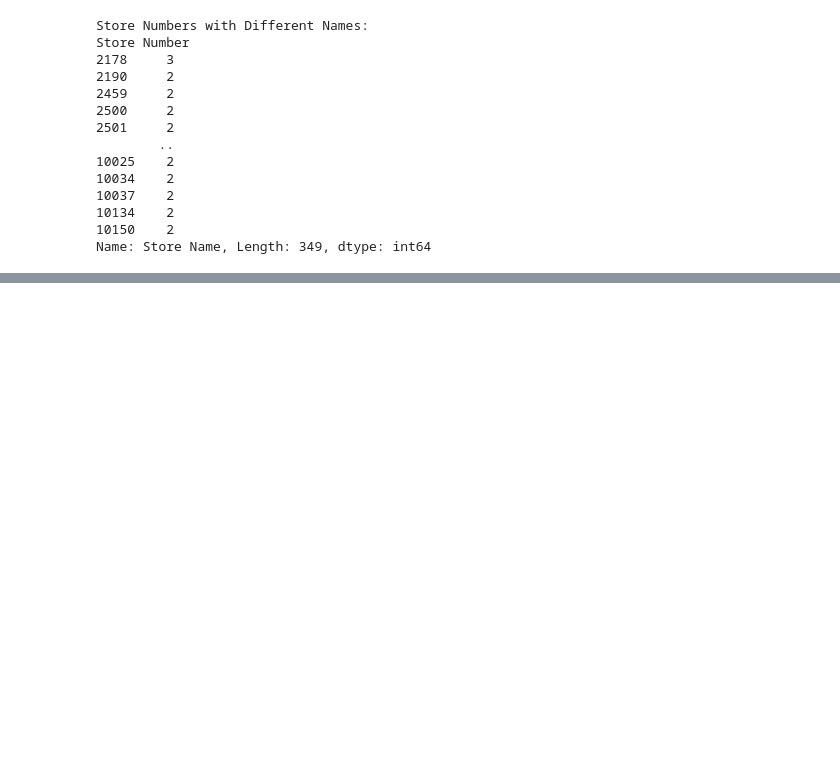
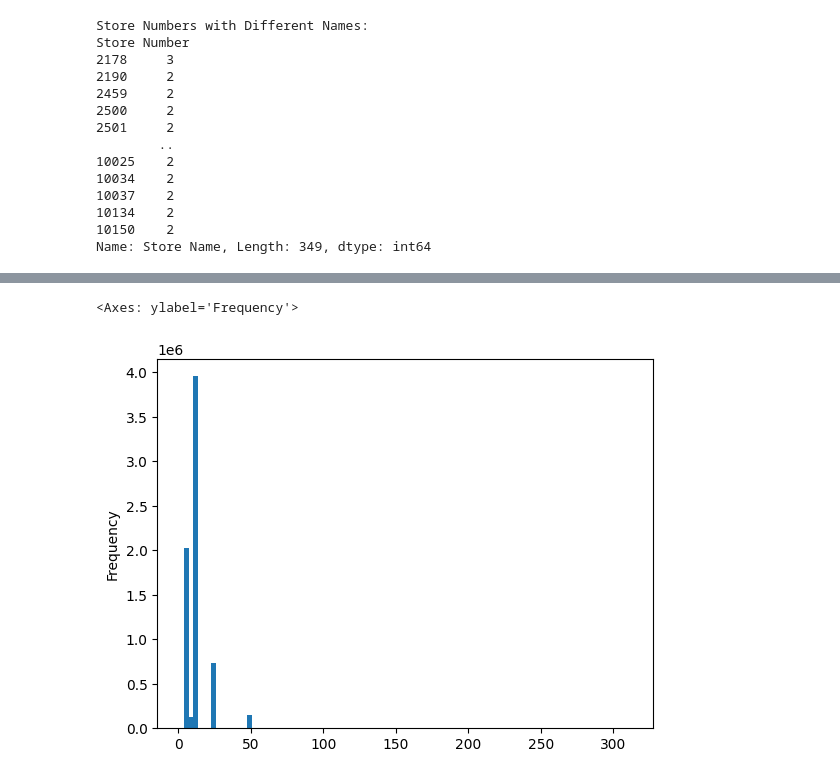
Before and after one commit to valeabrahaml/Vodka-Analysis, a Jupyter notebook: vodka_iowa.ipynb, the cells around one changed output, grey strips where cells are left out. Cells and saved outputs as stored; diff of their text form; code cells hidden in the pictures; blank space fills up the shorter version.

Commit message:
data cleaning advance, code cleaning

```diff
--- a/vodka_iowa.ipynb
+++ b/vodka_iowa.ipynb
@@ -4,7 +4,7 @@ import pandas as pd
 import numpy as np
 
 # Load the data
-data = pd.read_csv('iowa_vodka.csv')
+data = pd.read_csv('/Users/mariajoseperez/Modern Data Architectures/Retail/iowa_vodka.csv')
 # %%
 data.head()
 # %% [output]
@@ -74,3 +72,6 @@ County: 21126
 # %%
 # drop rows were county is still missing
 data = data.dropna(subset=['County'])
+# %%
+# impute county number missing values with the mode looking at the county name
+data['County Number'] = data.groupby('County')['County Number'].transform(lambda x: x.fillna(x.mode()[0]))
@@ -215,0 +159,3 @@ print(data['Zip Code'].isnull().sum())
+# %%
+# check the most recent name for each store number with the date and update the store name column with the most recent name
+data['Store Name'] = data.groupby('Store Number')['Store Name'].transform(lambda x: x.iloc[-1])
@@ -215,0 +224,3 @@ print(data['Zip Code'].isnull().sum())
+# %%
+# check the most recent description for each item number with the date and update the item description column with the most recent description
+data['Item Description'] = data.groupby('Item Number')['Item Description'].transform(lambda x: x.iloc[-1])
@@ -215,0 +292,6 @@ print(data['Zip Code'].isnull().sum())
+# %%
+# plot histogram for column pack
+data['Pack'].plot.hist(bins=100)
+# %% [output]
+<Axes: ylabel='Frequency'>
+[figure, added]
```
Also changed, not shown: parts of 29 cells of this notebook.
